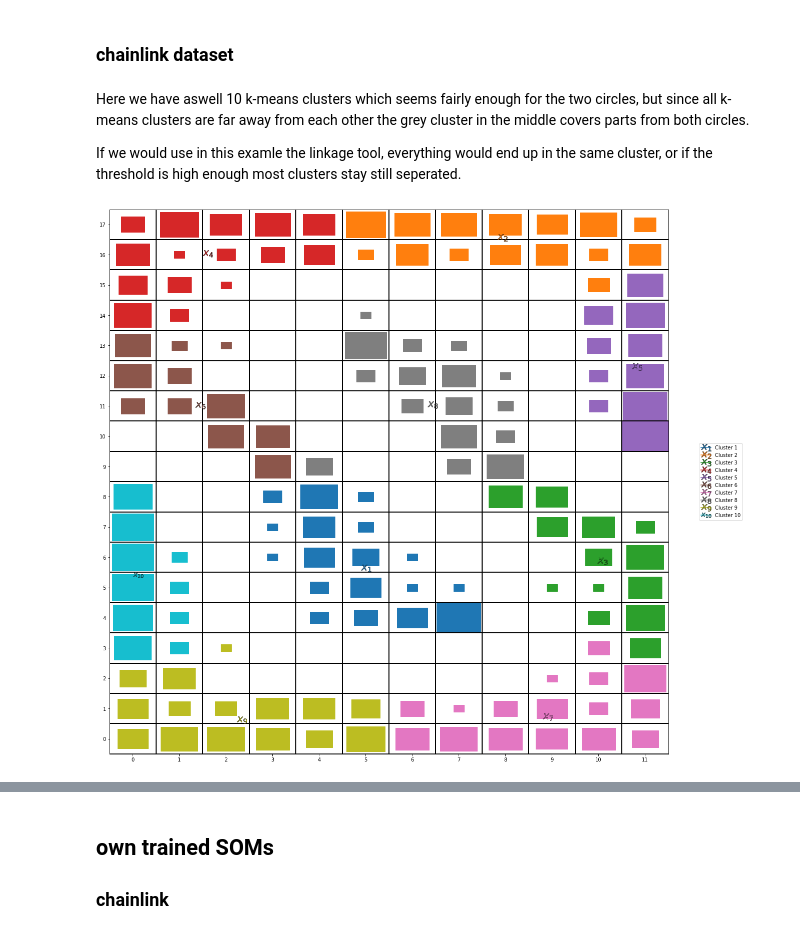
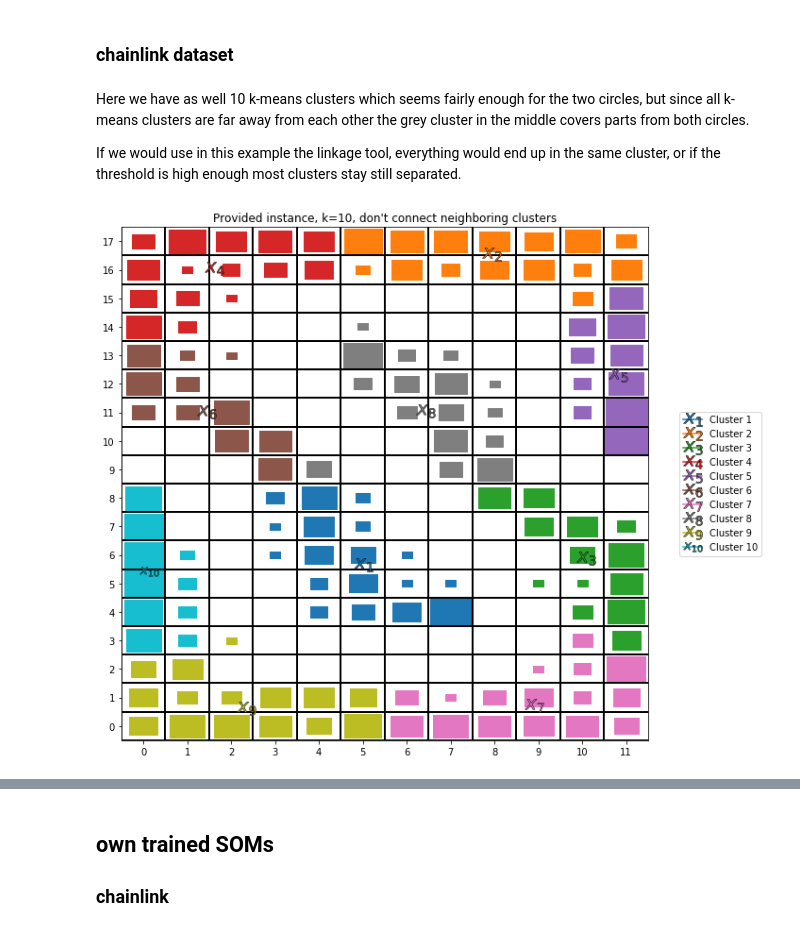
Before and after one commit to e08330864/SOM, a Jupyter notebook: SOM_k_means.ipynb, the cells around one changed output, grey strips where cells are left out. Drawn from its saved outputs; the diff is of its cells as text; code cells hidden in the pictures.

Commit message:
added new plots

```diff
--- a/SOM_k_means.ipynb
+++ b/SOM_k_means.ipynb
@@ -137,7 +137,7 @@ class MyKMeansOnSOMLib:
             raise Exception("The k-means clusters need to be fitted before getting the centers! Use fit()!")
         return self.kmeans.cluster_centers_
 
-    def get_kmeans_plot(self, grid=True, density=True, link_clusters=True, threshold=0.6):
+    def get_kmeans_plot(self, title=None, grid=True, density=True, link_clusters=True, threshold=0.6):
         """
         Returns the plot with all centers of the k clusters and
         their assigned cells as well as its
@@ -151,7 +151,7 @@ class MyKMeansOnSOMLib:
         """
         if not self.fitted:
             raise Exception("The k-means clusters need to be fitted before plotting! Use fit()!")
-        plt.figure(figsize=(20,20))
+        plt.figure(figsize=(10,10))
         # gets the default 10 color cycle from pyplot for coloring cluster centers and assigned points in the same color (and as well linked clusters)
         colors = plt.rcParams['axes.prop_cycle'].by_key()['color']
         plt.xlim(0 - 0.5, self.xdim - 0.5)
@@ -213,6 +213,7 @@ class MyKMeansOnSOMLib:
                      markeredgecolor='black', fillstyle='full')
 
         plt.legend(loc='center left', bbox_to_anchor=(1.05, 0.5))
+        if title is not None: plt.title(title)
         return plt
 
     def get_linked_cluster(self, threshold=0.75):
@@ -466,10 +467,10 @@ chainlink_kmeans = MyKMeansOnSOMLib(k=10, n_init=100, max_iter=10000, random_sta
 chainlink_kmeans.load_files(filePath=path_chainlink)
 chainlink_kmeans.fit()
 # %% [markdown]
-Here we have aswell 10 k-means clusters which seems fairly enough for the two circles, but since all k-means clusters are far away from each other the grey cluster in the middle covers parts from both circles.
+Here we have as well 10 k-means clusters which seems fairly enough for the two circles, but since all k-means clusters are far away from each other the grey cluster in the middle covers parts from both circles.
 
-If we would use in this examle the linkage tool, everything would end up in the same cluster, or if the threshold is high enough most clusters stay still seperated.
+If we would use in this example the linkage tool, everything would end up in the same cluster, or if the threshold is high enough most clusters stay still separated.
 # %%
-chainlink_kmeans.get_kmeans_plot(grid=True, density=True, link_clusters=False, threshold=1.2).show()
+chainlink_kmeans.get_kmeans_plot(title="Provided instance, k=10, don't connect neighboring clusters", grid=True, density=True, link_clusters=False, threshold=1.2).show()
 # %% [output]
-[figure, old version]
+[figure, new version]
```
Also changed, not shown: parts of 5 cells of this notebook.
